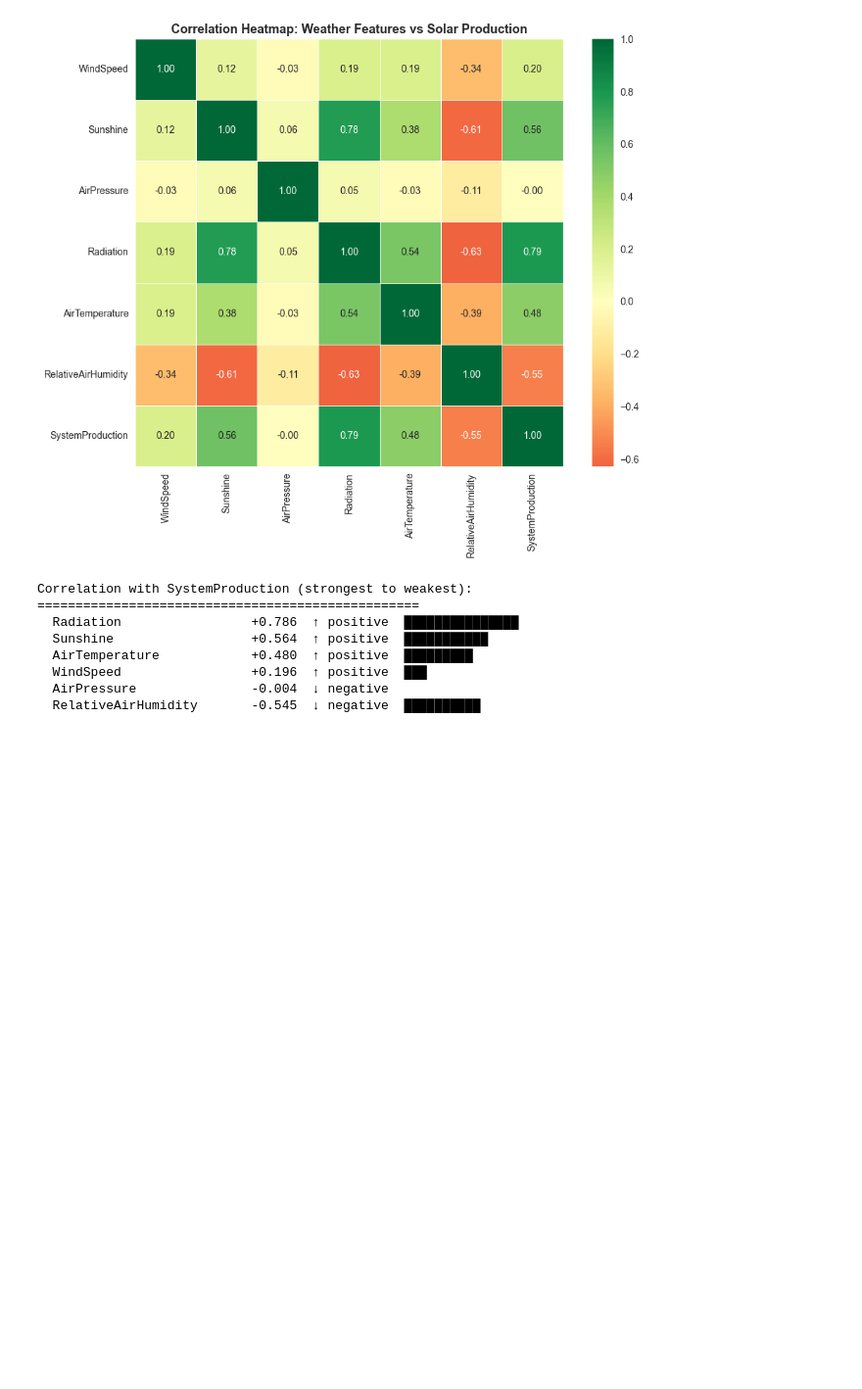
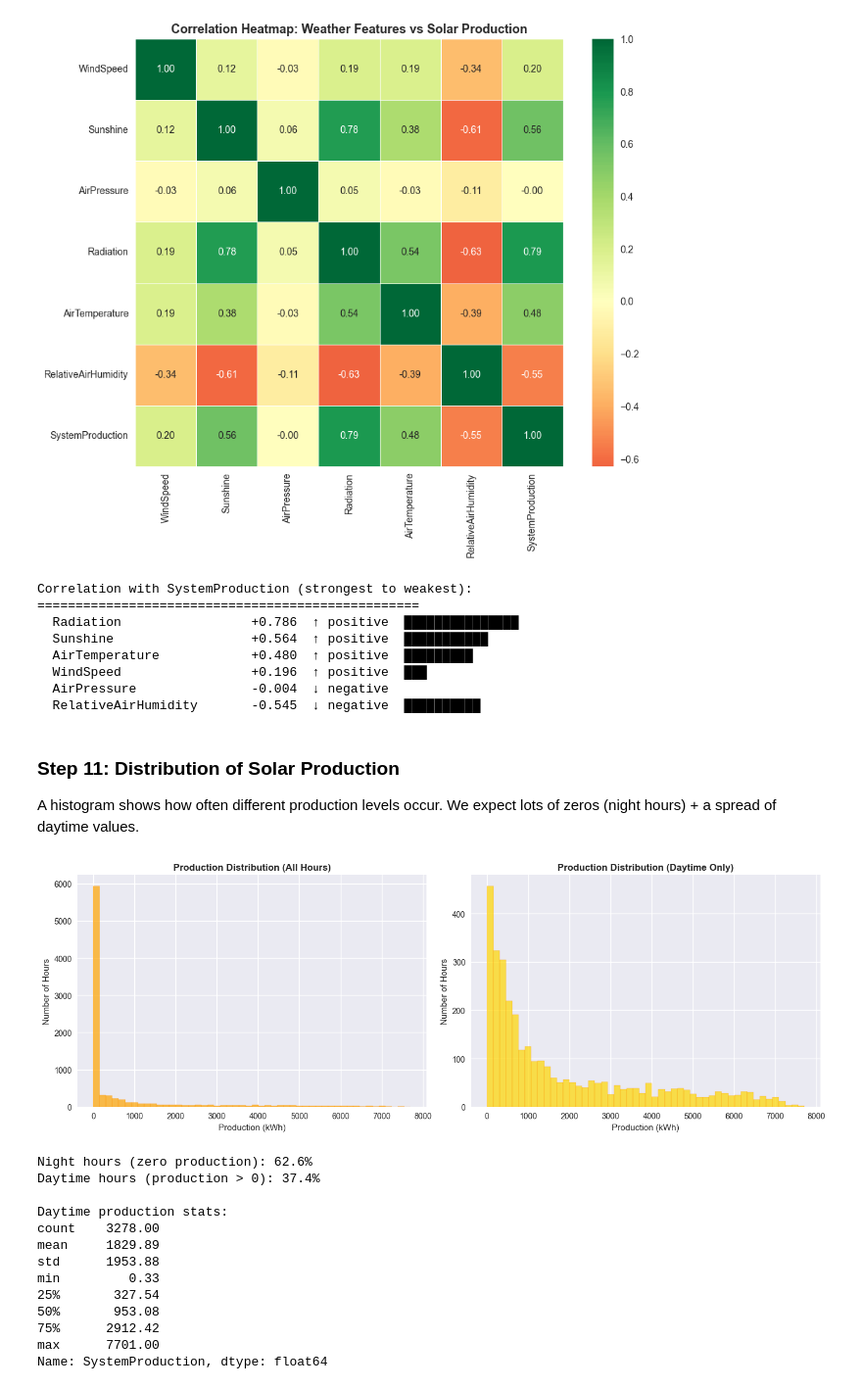
Before and after one commit to MAHEK-ops/solar-grid-ai, a Jupyter notebook: notebooks/01_eda.ipynb, the cells around one changed output. Shown at 98% size. Drawn from its saved outputs; the diff is of its cells as text; code cells hidden in the pictures; blank space fills up the shorter version.

Commit message:
feat: add production distribution analysis

```diff
--- a/notebooks/01_eda.ipynb
+++ b/notebooks/01_eda.ipynb
@@ -340,3 +340,46 @@ Correlation with SystemProduction (strongest to weakest):
   WindSpeed                 +0.196  ↑ positive  ███
   AirPressure               -0.004  ↓ negative
   RelativeAirHumidity       -0.545  ↓ negative  ██████████
+# %% [markdown]
+### Step 11: Distribution of Solar Production
+
+A histogram shows how often different production levels occur.
+We expect lots of zeros (night hours) + a spread of daytime values.
+# %%
+fig, axes = plt.subplots(1, 2, figsize=(14, 5))
+
+axes[0].hist(df['SystemProduction'], bins=50, color='orange', edgecolor='darkorange', alpha=0.7)
+axes[0].set_title('Production Distribution (All Hours)', fontsize=12, fontweight='bold')
+axes[0].set_xlabel('Production (kWh)')
+axes[0].set_ylabel('Number of Hours')
+
+daytime = df[df['SystemProduction'] > 0]['SystemProduction']
+axes[1].hist(daytime, bins=50, color='gold', edgecolor='darkorange', alpha=0.7)
+axes[1].set_title('Production Distribution (Daytime Only)', fontsize=12, fontweight='bold')
+axes[1].set_xlabel('Production (kWh)')
+axes[1].set_ylabel('Number of Hours')
+
+plt.tight_layout()
+plt.savefig(os.path.join(REPORTS, '05_production_distribution.png'), dpi=150, bbox_inches='tight')
+plt.show()
+
+zero_pct = (df['SystemProduction'] == 0).mean() * 100
+print(f"Night hours (zero production): {zero_pct:.1f}%")
+print(f"Daytime hours (production > 0): {100-zero_pct:.1f}%")
+print(f"\nDaytime production stats:")
+print(daytime.describe().round(2))
+# %% [output]
+[figure, added]
+Night hours (zero production): 62.6%
+Daytime hours (production > 0): 37.4%
+
+Daytime production stats:
+count    3278.00
+mean     1829.89
+std      1953.88
+min         0.33
+25%       327.54
+50%       953.08
+75%      2912.42
+max      7701.00
+Name: SystemProduction, dtype: float64
```
Also changed, not shown: 1 other file.
